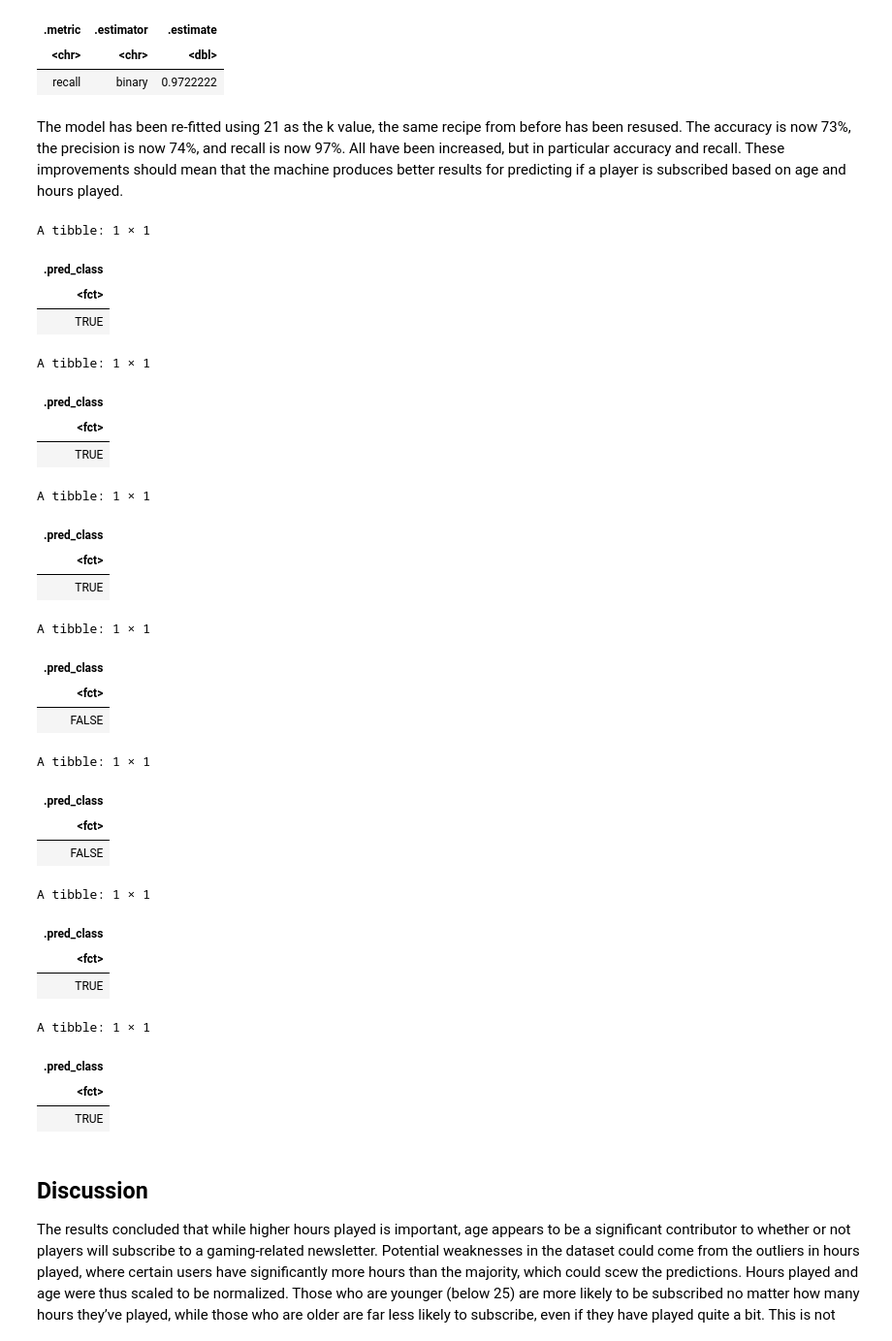
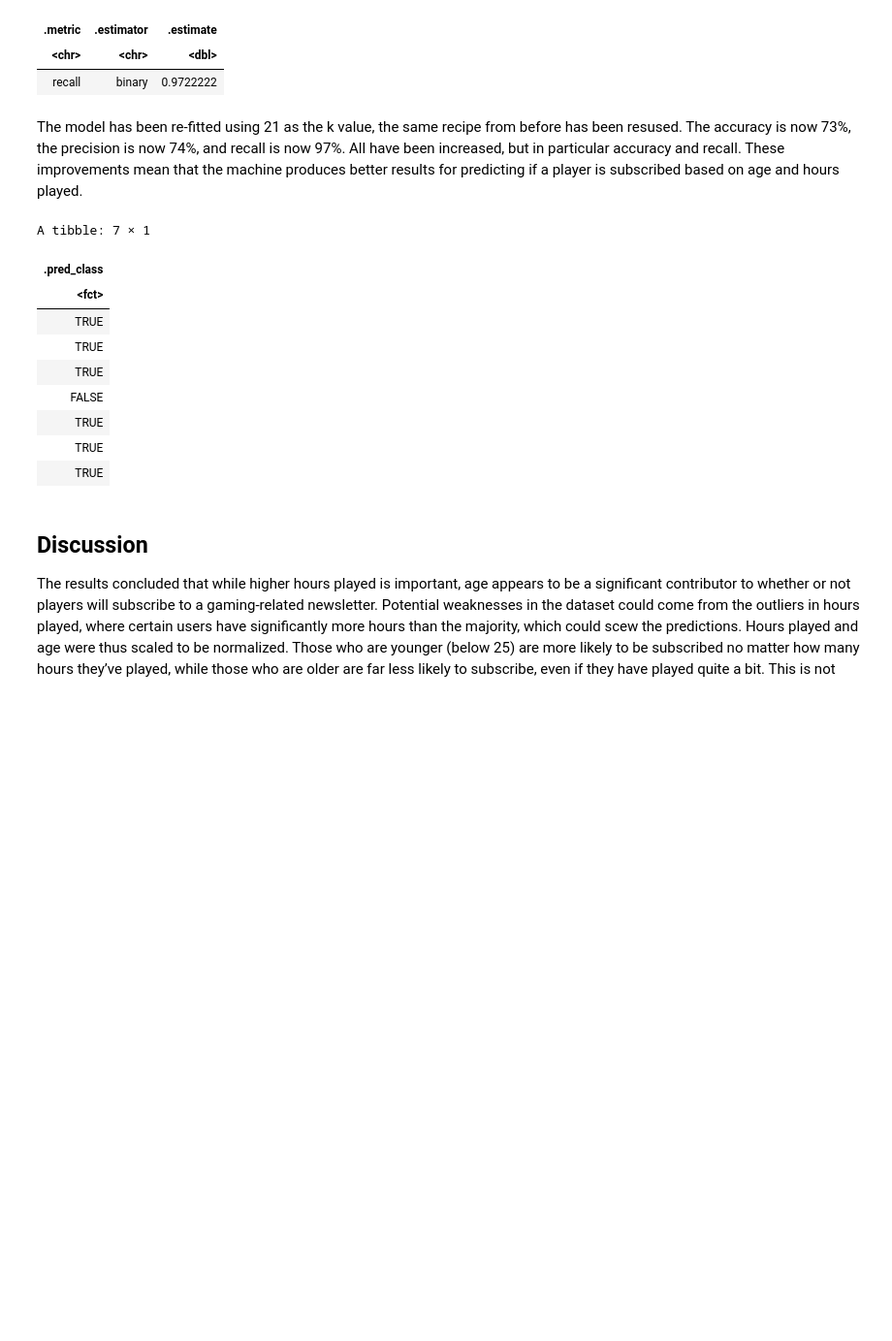
Before and after one commit to annhuynhh/dsci_group_final_project, a Jupyter notebook: dsci_final_project.ipynb, the cells around one changed output. Shown at 97% size. Drawn from its saved outputs; the diff is of its cells as text; code cells hidden in the pictures; blank space fills up the shorter version.

```diff
--- a/dsci_final_project.ipynb
+++ b/dsci_final_project.ipynb
@@ -398,64 +355,21 @@ A tibble: 1 × 3
 | <chr> | <chr> | <dbl> |
 | recall | binary | 0.9722222 |
 # %% [markdown]
-The model has been re-fitted using 21 as the k value, the same recipe from before has been resused. The accuracy is now 73%, the precision is now 74%, and recall is now 97%. All have been increased, but in particular accuracy and recall. These improvements should mean that the machine produces better results for predicting if a player is subscribed based on age and hours played.
+The model has been re-fitted using 21 as the k value, the same recipe from before has been resused. The accuracy is now 73%, the precision is now 74%, and recall is now 97%. All have been increased, but in particular accuracy and recall. These improvements mean that the machine produces better results for predicting if a player is subscribed based on age and hours played.
 # %%
-new_obs8 <- tibble(Age = 21, played_hours = 10)
-prediction8 <- predict(knn_best_fit, new_obs1)
-
-new_obs9 <- tibble(Age = 9, played_hours = 0)
-prediction9 <- predict(knn_best_fit, new_obs2)
-
-new_obs10 <- tibble(Age = 30, played_hours = 20)
-prediction10 <- predict(knn_best_fit, new_obs3)
-
-new_obs11 <- tibble(Age = 40, played_hours = 5)
-prediction11 <- predict(knn_best_fit, new_obs4)
-
-new_obs12 <- tibble(Age = 40, played_hours = 40)
-prediction12 <- predict(knn_best_fit, new_obs5)
-
-new_obs13 <- tibble(Age = 15, played_hours = 0)
-prediction13 <- predict(knn_best_fit, new_obs6)
-
-new_obs14 <- tibble(Age = 20, played_hours = 0)
-prediction14 <- predict(knn_best_fit, new_obs6)
-
-prediction8
-prediction9
-prediction10
-prediction11
-prediction12
-prediction13
-prediction14
+new_best_obs <- tibble(Age = c(21, 9, 30, 40, 40, 15, 20), played_hours = c(10, 0, 20, 5, 40, 0, 0))
+prediction_best <- predict(knn_best_fit, new_best_obs)
+prediction_best
 # %% [output]
-A tibble: 1 × 1
+A tibble: 7 × 1
 | .pred_class |
 | <fct> |
 | TRUE |
+| TRUE |
+| TRUE |
+| FALSE |
+| TRUE |
+| TRUE |
+| TRUE |
-A tibble: 1 × 1
-| .pred_class |
-| <fct> |
-| TRUE |
-A tibble: 1 × 1
-| .pred_class |
-| <fct> |
-| TRUE |
-A tibble: 1 × 1
-| .pred_class |
-| <fct> |
-| FALSE |
-A tibble: 1 × 1
-| .pred_class |
-| <fct> |
-| FALSE |
-A tibble: 1 × 1
-| .pred_class |
-| <fct> |
-| TRUE |
-A tibble: 1 × 1
-| .pred_class |
-| <fct> |
-| TRUE |
 # %% [markdown]
 ## Discussion
```
Also changed, not shown: parts of 7 cells of this notebook.
